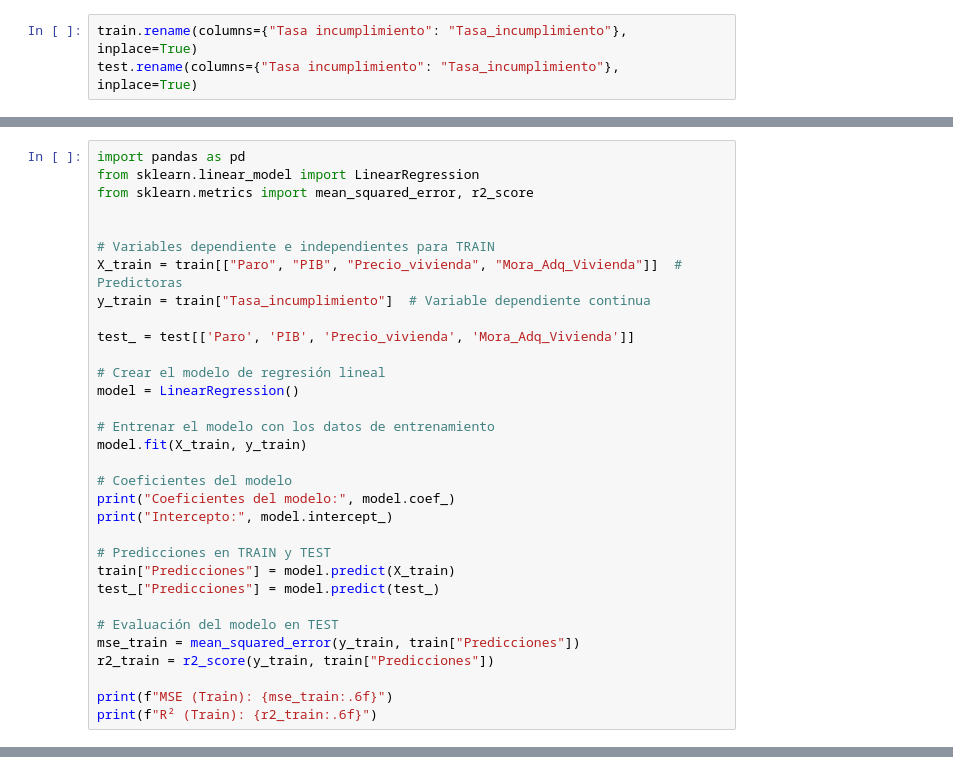
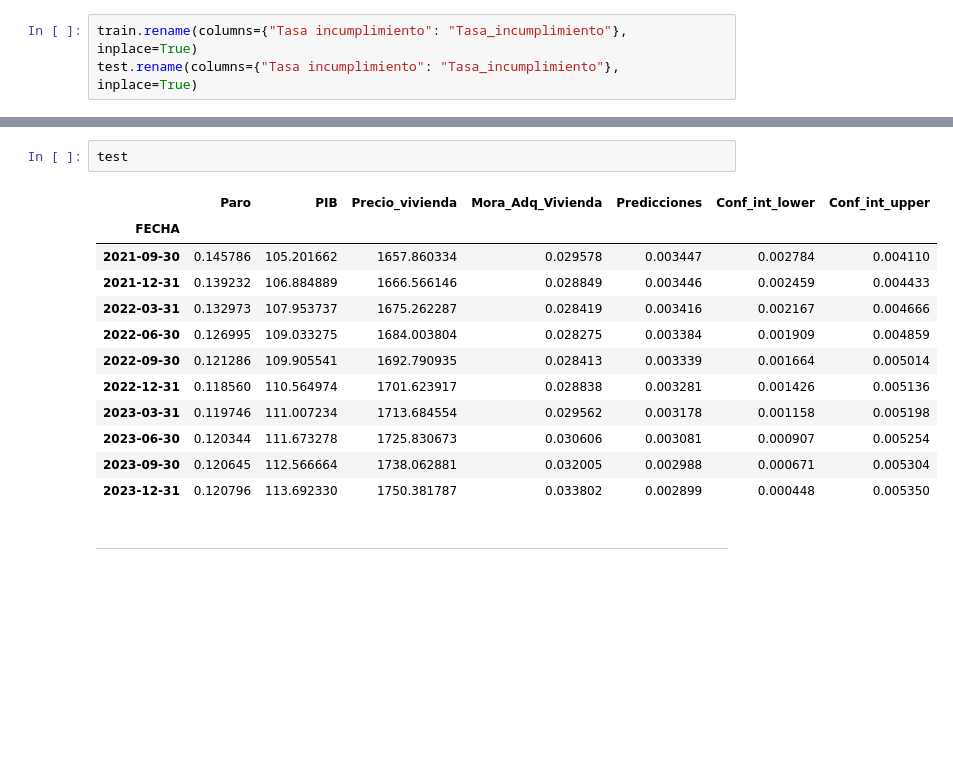
Before and after one commit to martamateosgon/Finanzas_MS, a Jupyter notebook: 2_PARTE.ipynb, the cells around one changed output, grey strips where cells are left out. Drawn from its saved outputs; the diff is of its cells as text; blank space fills up the shorter version.

```diff
--- a/2_PARTE.ipynb
+++ b/2_PARTE.ipynb
@@ -14,32 +13,0 @@ test.rename(columns={"Tasa incumplimiento": "Tasa_incumplimiento"}, inplace=True
-# %%
-import pandas as pd
-from sklearn.linear_model import LinearRegression
-from sklearn.metrics import mean_squared_error, r2_score
-
-
-# Variables dependiente e independientes para TRAIN
-X_train = train[["Paro", "PIB", "Precio_vivienda", "Mora_Adq_Vivienda"]]  # Predictoras
-y_train = train["Tasa_incumplimiento"]  # Variable dependiente continua
-
-test_ = test[['Paro', 'PIB', 'Precio_vivienda', 'Mora_Adq_Vivienda']]
-
-# Crear el modelo de regresión lineal
-model = LinearRegression()
-
-# Entrenar el modelo con los datos de entrenamiento
-model.fit(X_train, y_train)
-
-# Coeficientes del modelo
-print("Coeficientes del modelo:", model.coef_)
-print("Intercepto:", model.intercept_)
-
-# Predicciones en TRAIN y TEST
-train["Predicciones"] = model.predict(X_train)
-test_["Predicciones"] = model.predict(test_)
-
-# Evaluación del modelo en TEST
-mse_train = mean_squared_error(y_train, train["Predicciones"])
-r2_train = r2_score(y_train, train["Predicciones"])
-
-print(f"MSE (Train): {mse_train:.6f}")
-print(f"R² (Train): {r2_train:.6f}")
@@ -227,0 +236,17 @@ train
+# %%
+test
+# %% [output]
+|  | Paro | PIB | Precio_vivienda | Mora_Adq_Vivienda | Predicciones | Conf_int_lower | Conf_int_upper |
+| FECHA |  |  |  |  |  |  |  |
+| 2021-09-30 | 0.145786 | 105.201662 | 1657.860334 | 0.029578 | 0.003447 | 0.002784 | 0.004110 |
+| 2021-12-31 | 0.139232 | 106.884889 | 1666.566146 | 0.028849 | 0.003446 | 0.002459 | 0.004433 |
+| 2022-03-31 | 0.132973 | 107.953737 | 1675.262287 | 0.028419 | 0.003416 | 0.002167 | 0.004666 |
+| 2022-06-30 | 0.126995 | 109.033275 | 1684.003804 | 0.028275 | 0.003384 | 0.001909 | 0.004859 |
+| 2022-09-30 | 0.121286 | 109.905541 | 1692.790935 | 0.028413 | 0.003339 | 0.001664 | 0.005014 |
+| 2022-12-31 | 0.118560 | 110.564974 | 1701.623917 | 0.028838 | 0.003281 | 0.001426 | 0.005136 |
+| 2023-03-31 | 0.119746 | 111.007234 | 1713.684554 | 0.029562 | 0.003178 | 0.001158 | 0.005198 |
+| 2023-06-30 | 0.120344 | 111.673278 | 1725.830673 | 0.030606 | 0.003081 | 0.000907 | 0.005254 |
+| 2023-09-30 | 0.120645 | 112.566664 | 1738.062881 | 0.032005 | 0.002988 | 0.000671 | 0.005304 |
+| 2023-12-31 | 0.120796 | 113.692330 | 1750.381787 | 0.033802 | 0.002899 | 0.000448 | 0.005350 |
+# %% [markdown]
+----
```
Also changed, not shown: parts of 9 cells of this notebook.
